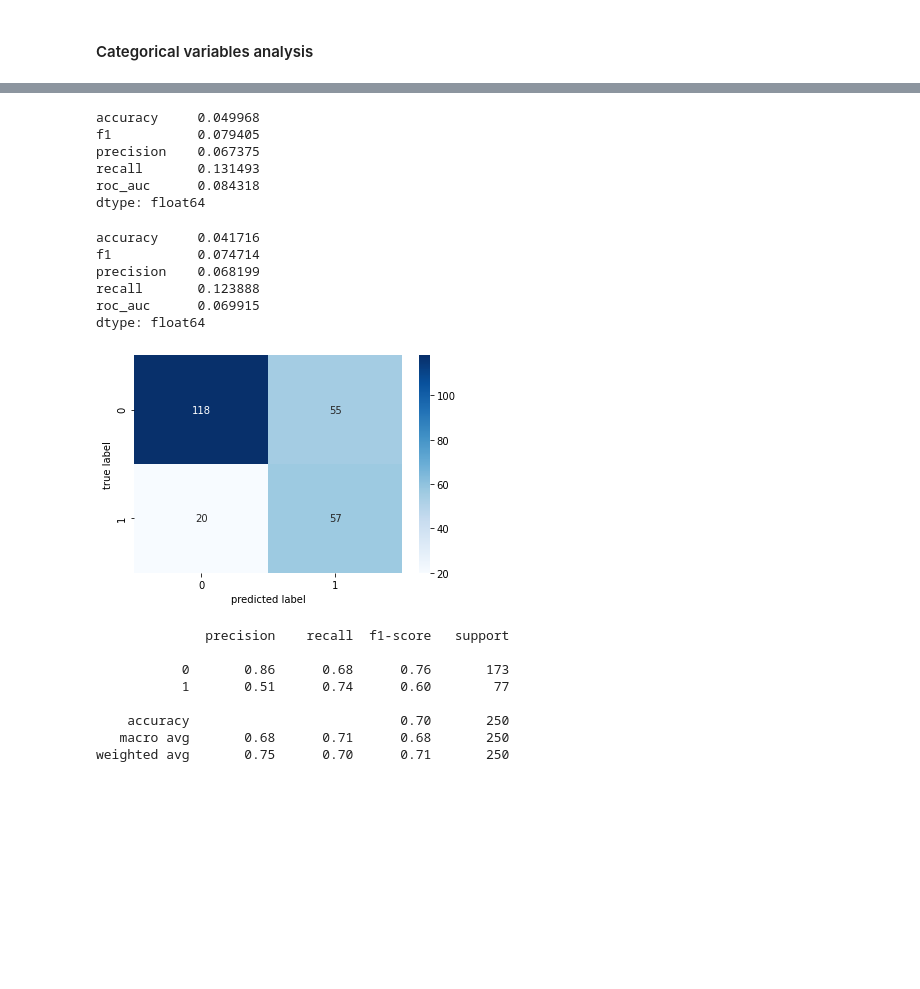
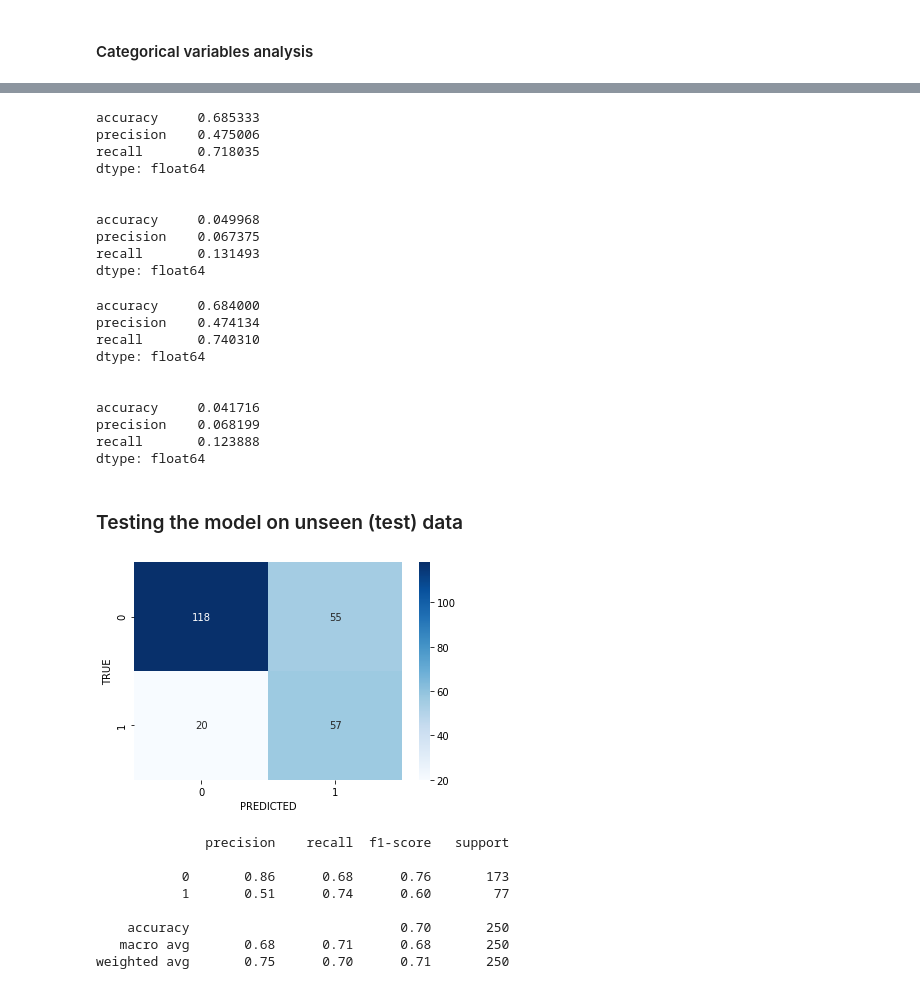
Before and after one commit to DanielGobl/sharing_github, a Jupyter notebook: analysis v3.ipynb, the cells around one changed output, grey strips where cells are left out. Cells and saved outputs as stored; diff of their text form; code cells hidden in the pictures; blank space fills up the shorter version.

```diff
--- a/analysis v3.ipynb
+++ b/analysis v3.ipynb
@@ -240,3 +219,8 @@ df = df.merge(pd.get_dummies(df.Purpose, drop_first=True, prefix='Purpose'), lef
+# %%
+# creating dummy variables
+for i in cat_cols:
+    df = df.merge(pd.get_dummies(df[i], drop_first=True, prefix=i), left_index=True, right_index=True)
+    df.drop(columns=[i], inplace=True)
 # %%
 df.columns
 # %% [output]
@@ -249,12 +232,8 @@ Index(['Risk', 'Age', 'Credit', 'Duration', 'Sex', 'Job', 'Housing', 'Savings',
        'Purpose_furniture', 'Purpose_household', 'Purpose_media',
        'Purpose_others', 'Purpose_repairs'],
       dtype='object')
-# %%
-# drop columns
-df.drop(columns=['Sex', 'Job', 'Housing', 'Savings', 'Checking', 'Purpose'], inplace=True)
-# %%
-# log transformation of skewed variables
-df.Age = np.log(df.Age)
-df.Duration = np.log(df.Duration)
-df.Credit = np.log(df.Credit)
+# %%
+# log-transforming the skewed variables
+for i in num_cols:
+    df[i] = np.log(df[i])
 # %%
@@ -299,47 +282,59 @@ roc_auc      0.075704
 dtype: float64
 # %%
-# model with smote
-table_logreg_smt = pd.DataFrame(index=np.arange(10))
+# second model -> logistic regression with oversampling
+table2 = pd.DataFrame(index=np.arange(10))
 
 for i in scores:
     imba_pipeline = make_pipeline(SMOTE(random_state=42), model)
     cv_results = cross_val_score(imba_pipeline, X_train, y_train, cv=kfold, scoring=i)
     output = pd.DataFrame(cv_results, columns=[i])
-    table_logreg_smt = pd.merge(table_logreg_smt, output, left_index=True, right_index=True)
+    table2 = pd.merge(table2, output, left_index=True, right_index=True)
 
-table_logreg_smt.mean()
-table_logreg_smt.std()
+print(table2.mean())
+print("\n")
+print(table2.std())
 # %% [output]
+accuracy     0.685333
+precision    0.475006
+recall       0.718035
+dtype: float64
+
+
 accuracy     0.049968
-f1           0.079405
 precision    0.067375
 recall       0.131493
-roc_auc      0.084318
 dtype: float64
 # %%
-# model with feature elimination / selection
+# third model -> logistic regression with oversampling and feature elimination
 
 rfe = RFE(model)
 rfe = rfe.fit(X_train, y_train)
 rfe_columns = X_train.columns[rfe.support_]
 
-table_logreg_smt_rfe = pd.DataFrame(index=np.arange(10))
+table3 = pd.DataFrame(index=np.arange(10))
 
 for i in scores:
     imba_pipeline = make_pipeline(SMOTE(random_state=42), model)
     cv_results = cross_val_score(imba_pipeline, X_train[X_train.columns[rfe.support_]], y_train, cv=kfold, scoring=i)
     output = pd.DataFrame(cv_results, columns=[i])
-    table_logreg_smt_rfe = pd.merge(table_logreg_smt_rfe, output, left_index=True, right_index=True)
+    table3 = pd.merge(table3, output, left_index=True, right_index=True)
 
-table_logreg_smt_rfe.mean()
-table_logreg_smt_rfe.std()
+print(table3.mean())
+print("\n")
+print(table3.std())
 # %% [output]
+accuracy     0.684000
+precision    0.474134
+recall       0.740310
+dtype: float64
+
+
 accuracy     0.041716
-f1           0.074714
 precision    0.068199
 recall       0.123888
-roc_auc      0.069915
 dtype: float64
+# %% [markdown]
+### Testing the model on unseen (test) data
 # %%
 os = SMOTE(random_state=42)
 X_train_os, y_train_os = os.fit_sample(X_train, y_train)
@@ -348,11 +343,11 @@ y_pred = model.predict(X_test)
 # %%
 conf_mat = confusion_matrix(y_test, y_pred)
 sns.heatmap(conf_mat, annot=True, cmap='Blues', fmt='d')
-plt.xlabel("predicted label")
-plt.ylabel("true label")
+plt.xlabel("PREDICTED")
+plt.ylabel("TRUE")
 plt.show()
 # %% [output]
-[figure, old version]
+[figure, new version]
 # %%
 print(classification_report(y_test, y_pred))
 # %% [output]
```
Also changed, not shown: parts of 37 cells of this notebook.
